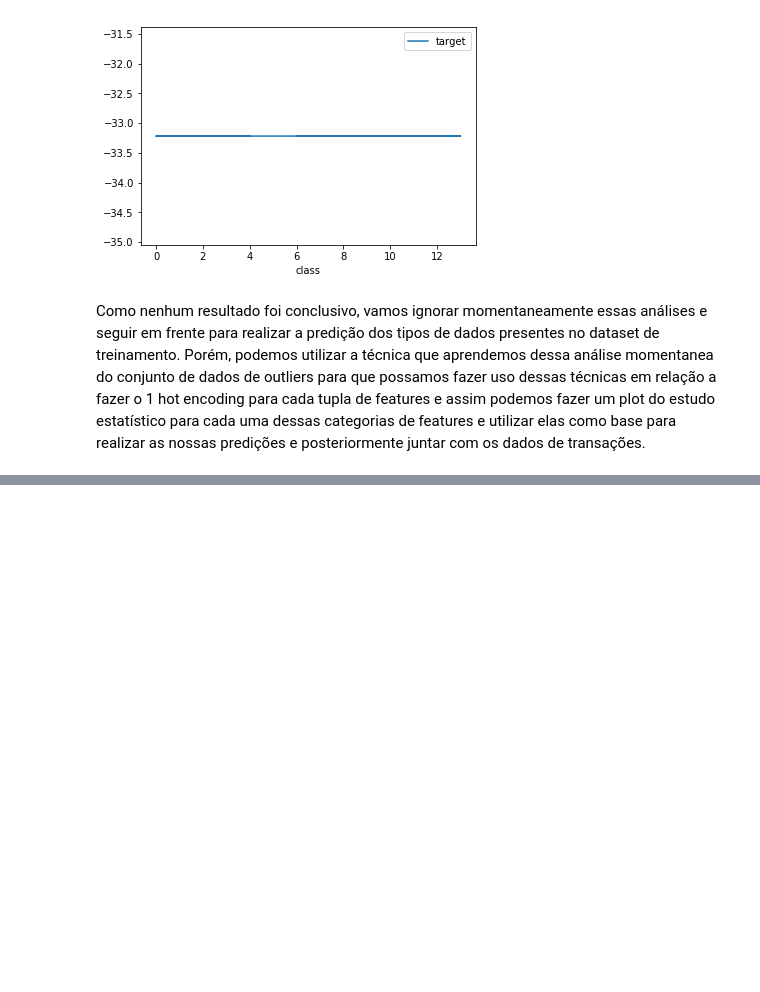
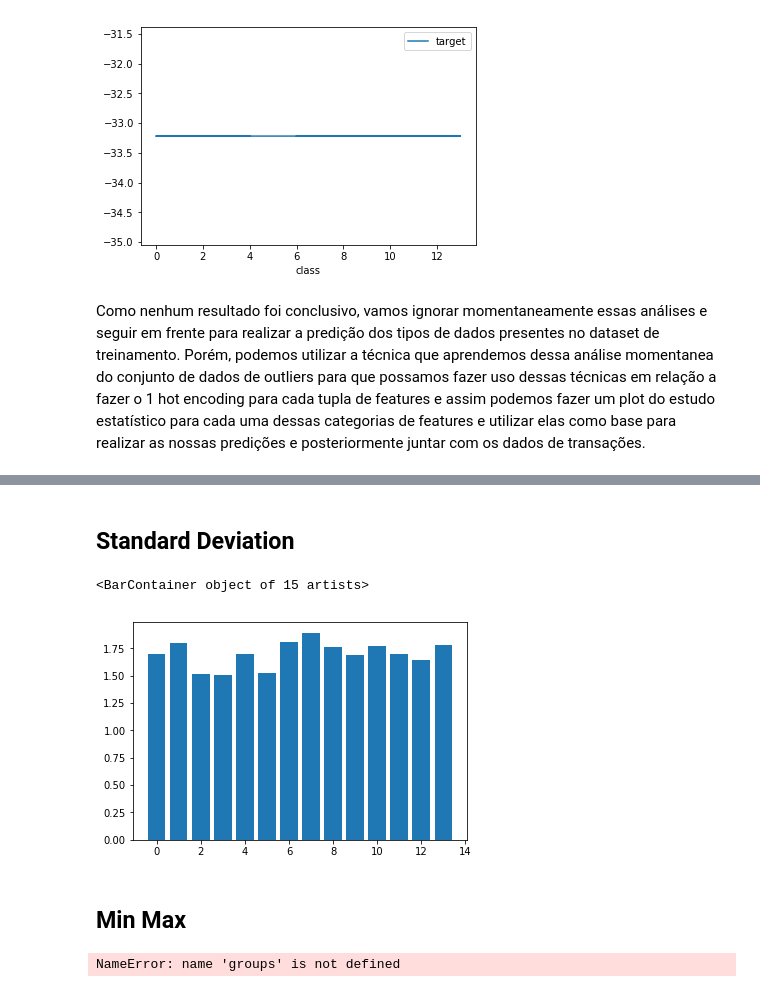
Before and after one commit to MiniMarvin/Analysis-Elo-Kaggle, a Jupyter notebook: Elo simple kernel analysis.ipynb, the cells around one changed output, grey strips where cells are left out. Cells and saved outputs as stored; diff of their text form; code cells hidden in the pictures; blank space fills up the shorter version.

```diff
--- a/Elo simple kernel analysis.ipynb
+++ b/Elo simple kernel analysis.ipynb
@@ -112,0 +159,30 @@ def seq
+# %% [markdown]
+## Standard Deviation
+# %%
+idx = groups.std().index
+counts = groups.std()["target"]
+x = list(idx.values)
+y = list(counts.values)
+plt.pyplot.bar(x, y)
+# %% [output]
+<BarContainer object of 15 artists>
+[figure, added]
+# %% [markdown]
+## Min Max
+# %%
+# @hidden_cell
+#min
+idx = groups.max().index
+counts = groups.max()["target"]
+x = list(idx.values)
+y = list(counts.values)
+plt.pyplot.bar(x, y)
+
+# max
+idx = groups.min().index
+counts = groups.min()["target"]
+x = list(idx.values)
+y = list(counts.values)
+plt.pyplot.bar(x, y)
+# %% [output]
+NameError: name 'groups' is not defined
```
Also changed, not shown: parts of 27 cells of this notebook.
